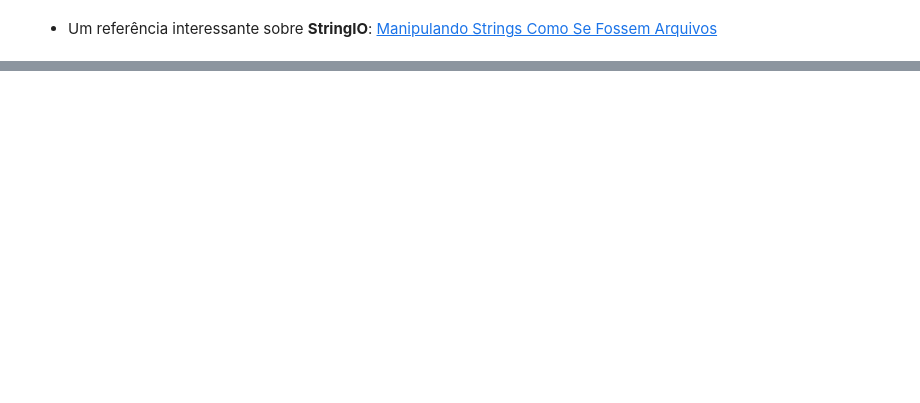
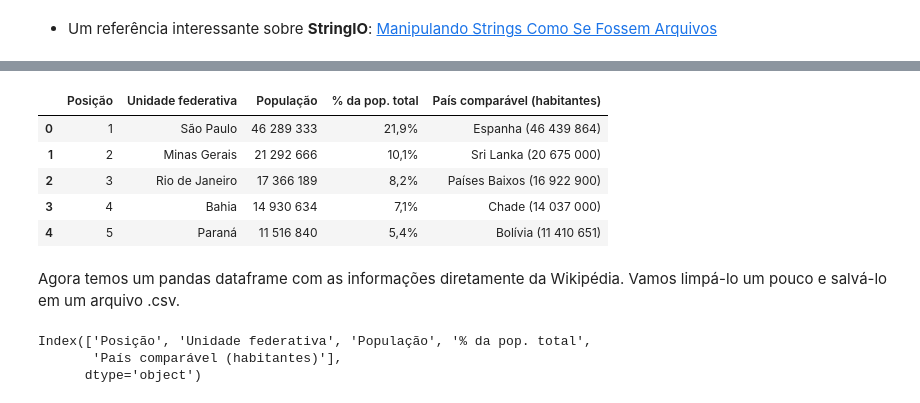
Before and after one commit to diascarolina/data-science-bootcamp, a Jupyter notebook: modulo2/aulas_desafios_modulo2.ipynb, the cells around one changed output, grey strips where cells are left out. Saved outputs shown, nothing was run; the diff lists cells and outputs as text; code cells hidden in the pictures; blank space fills up the shorter version.

```diff
--- a/modulo2/aulas_desafios_modulo2.ipynb
+++ b/modulo2/aulas_desafios_modulo2.ipynb
@@ -113,5 +165,9 @@ Para resolver esse desafio precisamos usar da técnica de **web scraping**.
 
 - [Web Scraping a Wikipedia Table into a Dataframe](https://medium.com/analytics-vidhya/web-scraping-a-wikipedia-table-into-a-dataframe-c52617e1f451)
 # %%
+# url que utilizaremos
 url_wiki = 'https://pt.wikipedia.org/wiki/Lista_de_unidades_federativas_do_Brasil_por_popula%C3%A7%C3%A3o'
+
+# fazemos uma 'requisição' na página e guardamos em 'response'
+response = requests.get(url_wiki)
 # %% [markdown]
@@ -120,0 +181,29 @@ Então vamos em frente.
+# %%
+# instância do BeautifulSoup
+soup = BeautifulSoup(response.text, 'html.parser')
+
+# pega a tabela
+populacao_tabela = soup.find('table', {'class':"wikitable"})
+# %%
+# lê a tabela com o pandas
+pop = pd.read_html(str(populacao_tabela))
+
+# transforma num pandas dataframe
+pop = pd.DataFrame(pop[0])
+# %%
+pop.head()
+# %% [output]
+|  | Posição | Unidade federativa | População | % da pop. total | País comparável (habitantes) |
+| 0 | 1 | São Paulo | 46 289 333 | 21,9% | Espanha (46 439 864) |
+| 1 | 2 | Minas Gerais | 21 292 666 | 10,1% | Sri Lanka (20 675 000) |
+| 2 | 3 | Rio de Janeiro | 17 366 189 | 8,2% | Países Baixos (16 922 900) |
+| 3 | 4 | Bahia | 14 930 634 | 7,1% | Chade (14 037 000) |
+| 4 | 5 | Paraná | 11 516 840 | 5,4% | Bolívia (11 410 651) |
+# %% [markdown]
+Agora temos um pandas dataframe com as informações diretamente da Wikipédia. Vamos limpá-lo um pouco e salvá-lo em um arquivo .csv.
+# %%
+pop.columns
+# %% [output]
+Index(['Posição', 'Unidade federativa', 'População', '% da pop. total',
+       'País comparável (habitantes)'],
+      dtype='object')
```
Also changed, not shown: parts of 35 cells of this notebook, 1 other file.
